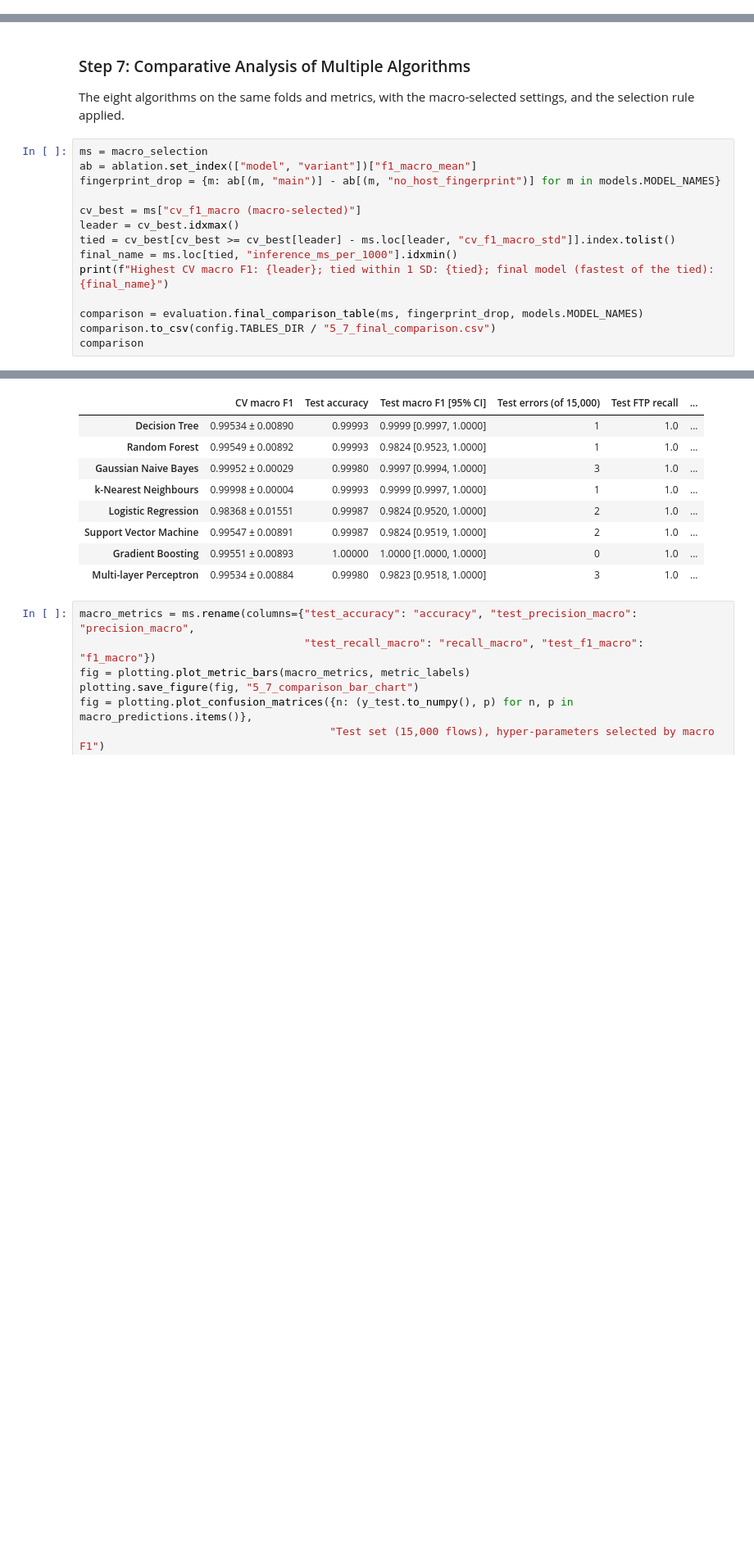
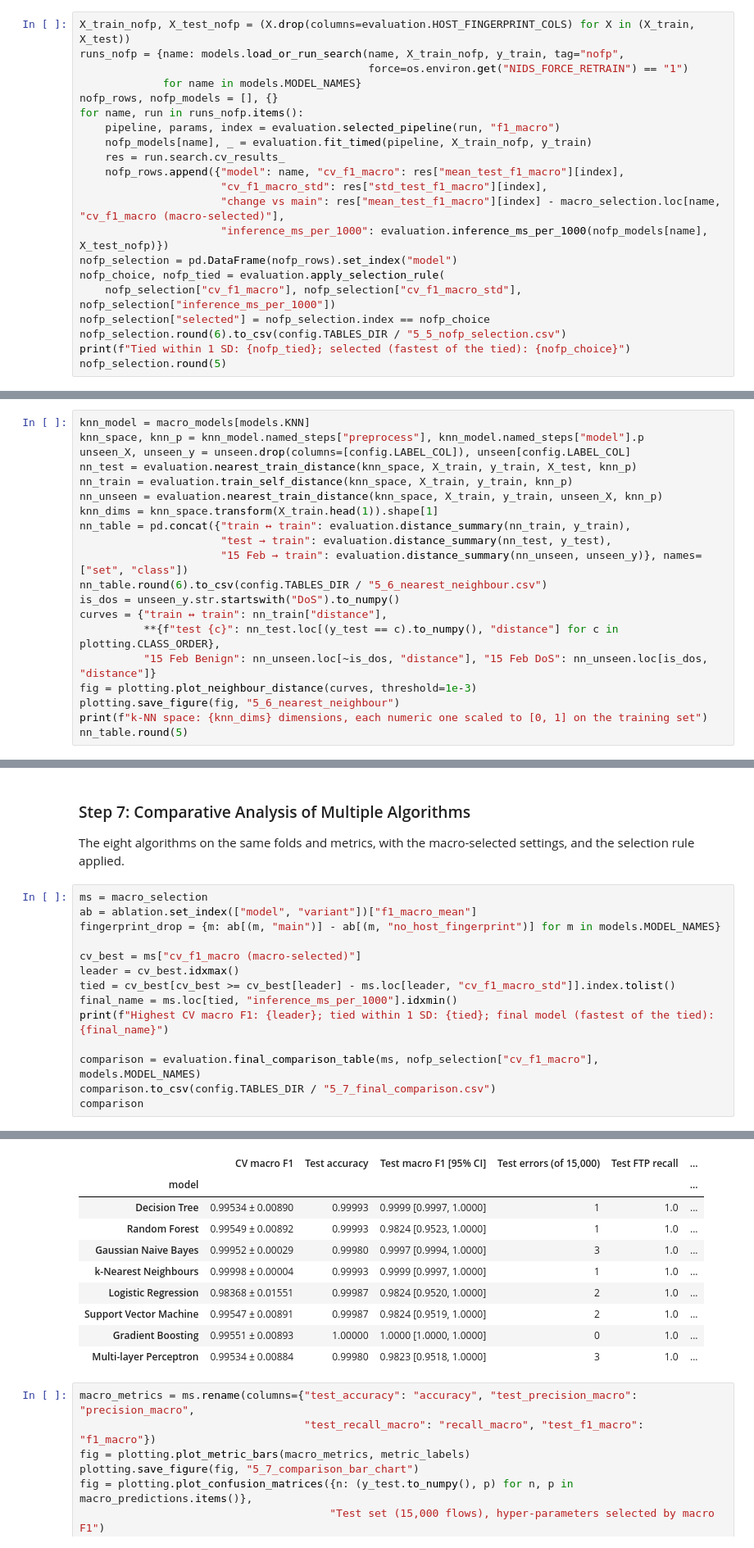
Before and after one commit to NguyenThanhPhucne/Artificial-Intelligence-and-Machine-Learning, a Jupyter notebook: notebooks/04_evaluation.ipynb, the cells around one changed output, grey strips where cells are left out. Shown at 82% size. Cells and saved outputs as stored; diff of their text form; blank space fills up the shorter version.

```diff
--- a/notebooks/04_evaluation.ipynb
+++ b/notebooks/04_evaluation.ipynb
@@ -416,0 +422,21 @@ Numeric features kept of 66: {0.7: 16, 0.95: 39}; models within 1 SD of main: {0
+# %%
+X_train_nofp, X_test_nofp = (X.drop(columns=evaluation.HOST_FINGERPRINT_COLS) for X in (X_train, X_test))
+runs_nofp = {name: models.load_or_run_search(name, X_train_nofp, y_train, tag="nofp",
+                                             force=os.environ.get("NIDS_FORCE_RETRAIN") == "1")
+             for name in models.MODEL_NAMES}
+nofp_rows, nofp_models = [], {}
+for name, run in runs_nofp.items():
+    pipeline, params, index = evaluation.selected_pipeline(run, "f1_macro")
+    nofp_models[name], _ = evaluation.fit_timed(pipeline, X_train_nofp, y_train)
+    res = run.search.cv_results_
+    nofp_rows.append({"model": name, "cv_f1_macro": res["mean_test_f1_macro"][index],
+                      "cv_f1_macro_std": res["std_test_f1_macro"][index],
+                      "change vs main": res["mean_test_f1_macro"][index] - macro_selection.loc[name, "cv_f1_macro (macro-selected)"],
+                      "inference_ms_per_1000": evaluation.inference_ms_per_1000(nofp_models[name], X_test_nofp)})
+nofp_selection = pd.DataFrame(nofp_rows).set_index("model")
+nofp_choice, nofp_tied = evaluation.apply_selection_rule(
+    nofp_selection["cv_f1_macro"], nofp_selection["cv_f1_macro_std"], nofp_selection["inference_ms_per_1000"])
+nofp_selection["selected"] = nofp_selection.index == nofp_choice
+nofp_selection.round(6).to_csv(config.TABLES_DIR / "5_5_nofp_selection.csv")
+print(f"Tied within 1 SD: {nofp_tied}; selected (fastest of the tied): {nofp_choice}")
+nofp_selection.round(5)
@@ -587,0 +669,20 @@ Tree without fingerprint columns: 2 test errors; unseen DoS flagged {'DoS attack
+# %%
+knn_model = macro_models[models.KNN]
+knn_space, knn_p = knn_model.named_steps["preprocess"], knn_model.named_steps["model"].p
+unseen_X, unseen_y = unseen.drop(columns=[config.LABEL_COL]), unseen[config.LABEL_COL]
+nn_test = evaluation.nearest_train_distance(knn_space, X_train, y_train, X_test, knn_p)
+nn_train = evaluation.train_self_distance(knn_space, X_train, y_train, knn_p)
+nn_unseen = evaluation.nearest_train_distance(knn_space, X_train, y_train, unseen_X, knn_p)
+knn_dims = knn_space.transform(X_train.head(1)).shape[1]
+nn_table = pd.concat({"train ↔ train": evaluation.distance_summary(nn_train, y_train),
+                      "test → train": evaluation.distance_summary(nn_test, y_test),
+                      "15 Feb → train": evaluation.distance_summary(nn_unseen, unseen_y)}, names=["set", "class"])
+nn_table.round(6).to_csv(config.TABLES_DIR / "5_6_nearest_neighbour.csv")
+is_dos = unseen_y.str.startswith("DoS").to_numpy()
+curves = {"train ↔ train": nn_train["distance"],
+          **{f"test {c}": nn_test.loc[(y_test == c).to_numpy(), "distance"] for c in plotting.CLASS_ORDER},
+          "15 Feb Benign": nn_unseen.loc[~is_dos, "distance"], "15 Feb DoS": nn_unseen.loc[is_dos, "distance"]}
+fig = plotting.plot_neighbour_distance(curves, threshold=1e-3)
+plotting.save_figure(fig, "5_6_nearest_neighbour")
+print(f"k-NN space: {knn_dims} dimensions, each numeric one scaled to [0, 1] on the training set")
+nn_table.round(5)
@@ -592,20 +806,21 @@ The eight algorithms on the same folds and metrics, with the macro-selected sett
 # %%
 ms = macro_selection
 ab = ablation.set_index(["model", "variant"])["f1_macro_mean"]
 fingerprint_drop = {m: ab[(m, "main")] - ab[(m, "no_host_fingerprint")] for m in models.MODEL_NAMES}
 
 cv_best = ms["cv_f1_macro (macro-selected)"]
 leader = cv_best.idxmax()
 tied = cv_best[cv_best >= cv_best[leader] - ms.loc[leader, "cv_f1_macro_std"]].index.tolist()
 final_name = ms.loc[tied, "inference_ms_per_1000"].idxmin()
 print(f"Highest CV macro F1: {leader}; tied within 1 SD: {tied}; final model (fastest of the tied): {final_name}")
 
-comparison = evaluation.final_comparison_table(ms, fingerprint_drop, models.MODEL_NAMES)
+comparison = evaluation.final_comparison_table(ms, nofp_selection["cv_f1_macro"], models.MODEL_NAMES)
 comparison.to_csv(config.TABLES_DIR / "5_7_final_comparison.csv")
 comparison
 # %% [output]
 Highest CV macro F1: k-Nearest Neighbours; tied within 1 SD: ['k-Nearest Neighbours']; final model (fastest of the tied): k-Nearest Neighbours
 |  | CV macro F1 | Test accuracy | Test macro F1 [95% CI] | Test errors (of 15,000) | Test FTP recall | ... |
+| model |  |  |  |  |  | ... |
 | Decision Tree | 0.99534 ± 0.00890 | 0.99993 | 0.9999 [0.9997, 1.0000] | 1 | 1.0 | ... |
 | Random Forest | 0.99549 ± 0.00892 | 0.99993 | 0.9824 [0.9523, 1.0000] | 1 | 1.0 | ... |
 | Gaussian Naive Bayes | 0.99952 ± 0.00029 | 0.99980 | 0.9997 [0.9994, 1.0000] | 3 | 1.0 | ... |
```
Also changed, not shown: parts of 21 cells of this notebook, 3 other files.
